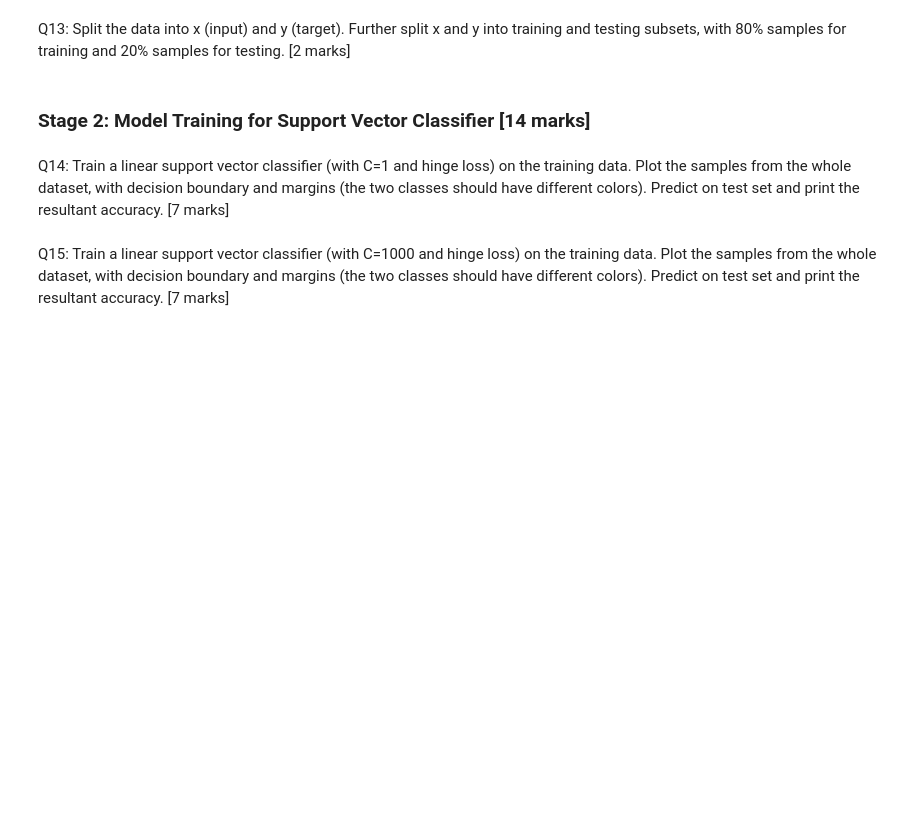
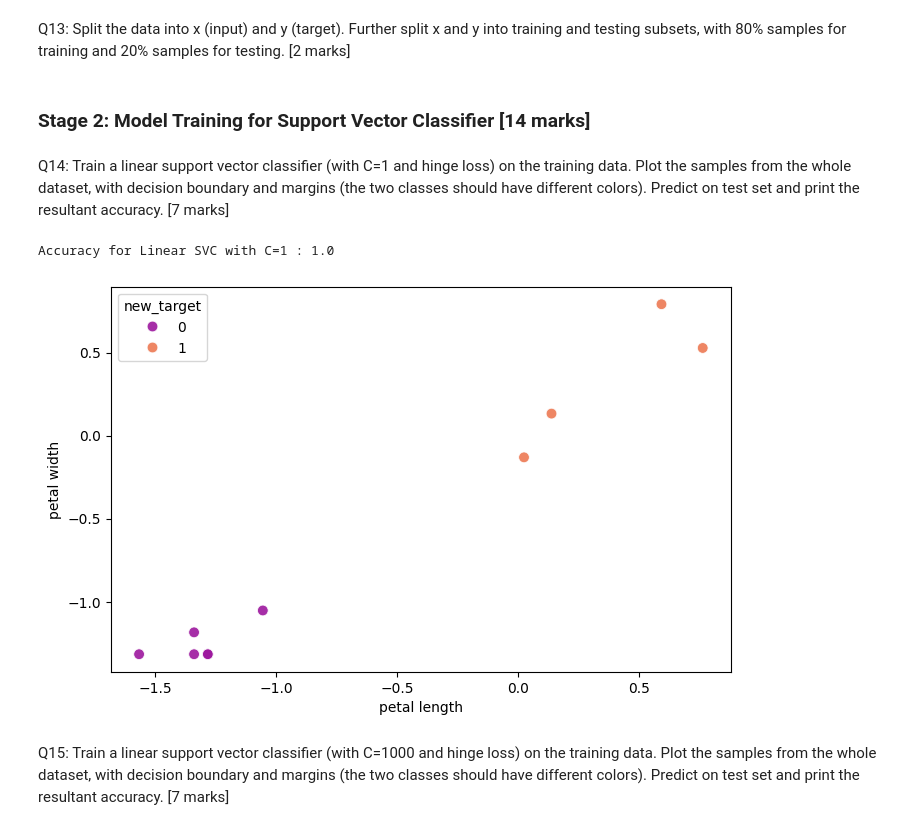
Before and after one commit to subhashiitb/IITKGP-ML, a Jupyter notebook: Assignment/Module1/Module -1 ML Assignment-Starter-Notebook.ipynb, the cells around one changed output. Saved outputs shown, nothing was run; the diff lists cells and outputs as text; code cells hidden in the pictures; blank space fills up the shorter version.

```diff
--- a/Assignment/Module1/Module -1 ML Assignment-Starter-Notebook.ipynb
+++ b/Assignment/Module1/Module -1 ML Assignment-Starter-Notebook.ipynb
@@ -453,55 +443,32 @@ Q14: Train a linear support vector classifier (with C=1 and hinge loss) on the t
 # %%
 ### YOUR CODE STARTS HERE ###
 
-# 1. Train a linear support vector classifier (with C=1 and hinge loss)
-lin_svc_model_C1 = LinearSVC(C=1, loss='hinge', random_state=42)
-lin_svc_model_C1.fit(x_train, y_train)
+# Train a linear support vector classifier (with C=1 and hinge loss)
+LSV_model_C_1 = LinearSVC(C=1, loss='hinge', random_state=42)
+LSV_model_C_1.fit(x_train, y_train)
 
-# 2. Plot the samples with decision boundary and margins
-plt.figure(figsize=(10, 7))
+# Plot the samples (choosing 10 samples here) with decision boundary and margins
+ten_samples = new_iris.sample(n=10, random_state=42)
+
+plt.figure(figsize=(8, 5))
 sns.scatterplot(
-    data=new_iris, x='petal length', y='petal width',
+    data=ten_samples, x='petal length', y='petal width',
     hue='new_target', palette='plasma', s=60, alpha=0.9
 )
 
 # Get the coefficients and intercept of the decision function
-w = lin_svc_model_C1.coef_[0]
-b = lin_svc_model_C1.intercept_[0]
+w = LSV_model_C_1.coef_[0]
+b = LSV_model_C_1.intercept_[0]
 
-# Create a meshgrid to plot the decision boundary and margins
-ax = plt.gca()
-x_min, x_max = ax.get_xlim()
-y_min, y_max = ax.get_ylim()
+# Predict on test set and print accuracy
+y_pred_C_1 = LSV_model_C_1.predict(x_test)
+accuracy_C_1 = accuracy_score(y_test, y_pred_C_1)
+print(f"Accuracy for Linear SVC with C=1 : {accuracy_C_1}")
 
-xx = np.linspace(x_min, x_max, 100)
-yy = np.linspace(y_min, y_max, 100)
-
-# Calculate the decision boundary line
-decision_boundary = - (xx * w[0] + b) / w[1]
-
-# Calculate the margin lines (for support vectors at -1 and 1)
-margin_positive = - (xx * w[0] + b - 1) / w[1]
-margin_negative = - (xx * w[0] + b + 1) / w[1]
-
-# Plot the decision boundary
-plt.plot(xx, decision_boundary, 'k-')
-
-# Plot the margins
-plt.plot(xx, margin_positive, 'k--', alpha=0.6)
-plt.plot(xx, margin_negative, 'k--', alpha=0.6)
-
-plt.title('Linear SVC with C=1: Decision Boundary and Margins')
-plt.xlabel('Petal Length (scaled)')
-plt.ylabel('Petal Width (scaled)')
-plt.legend(title='Target Class')
-plt.ylim(y_min, y_max)
-plt.show()
-
-# 3. Predict on test set and print accuracy
-y_pred_C1 = lin_svc_model_C1.predict(x_test)
-accuracy_C1 = accuracy_score(y_test, y_pred_C1)
-print(f"Accuracy for Linear SVC with C=1: {accuracy_C1:.4f}")
 
 ### YOUR CODE ENDS HERE ###
+# %% [output]
+Accuracy for Linear SVC with C=1 : 1.0
+[figure, added]
 # %% [markdown]
 Q15: Train a linear support vector classifier (with C=1000 and hinge loss) on the training data. Plot the samples from the whole dataset, with decision boundary and margins (the two classes should have different colors). Predict on test set and print the resultant accuracy. [7 marks]
```
Also changed, not shown: parts of 7 cells of this notebook.
